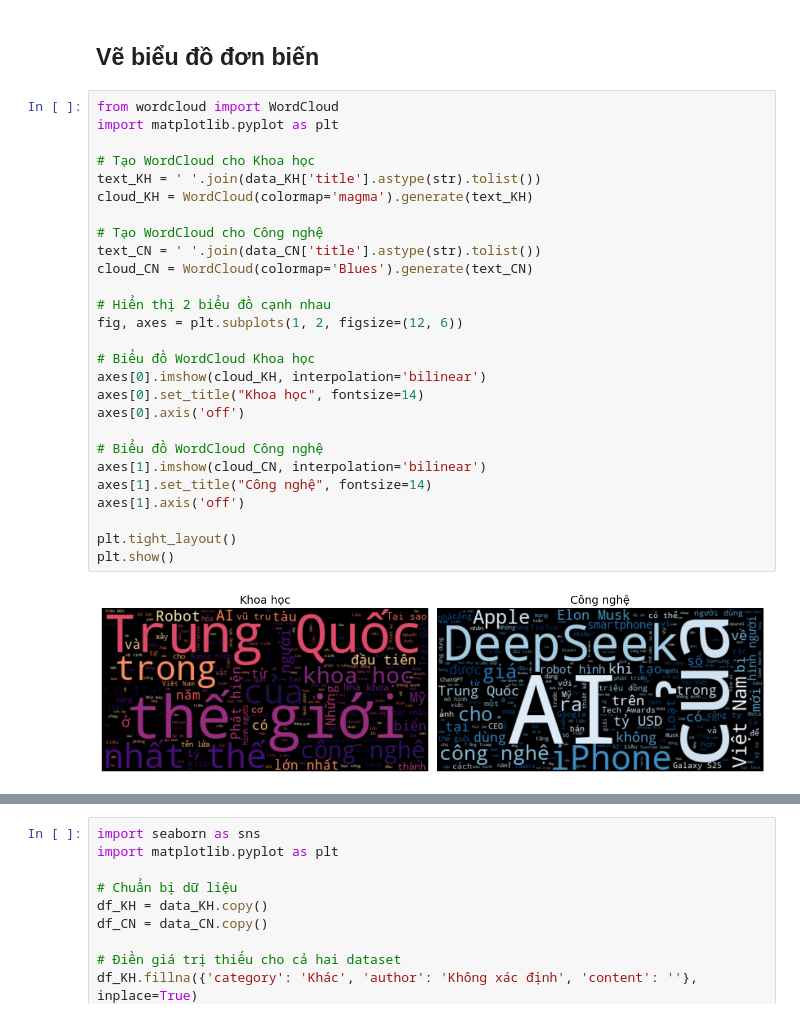
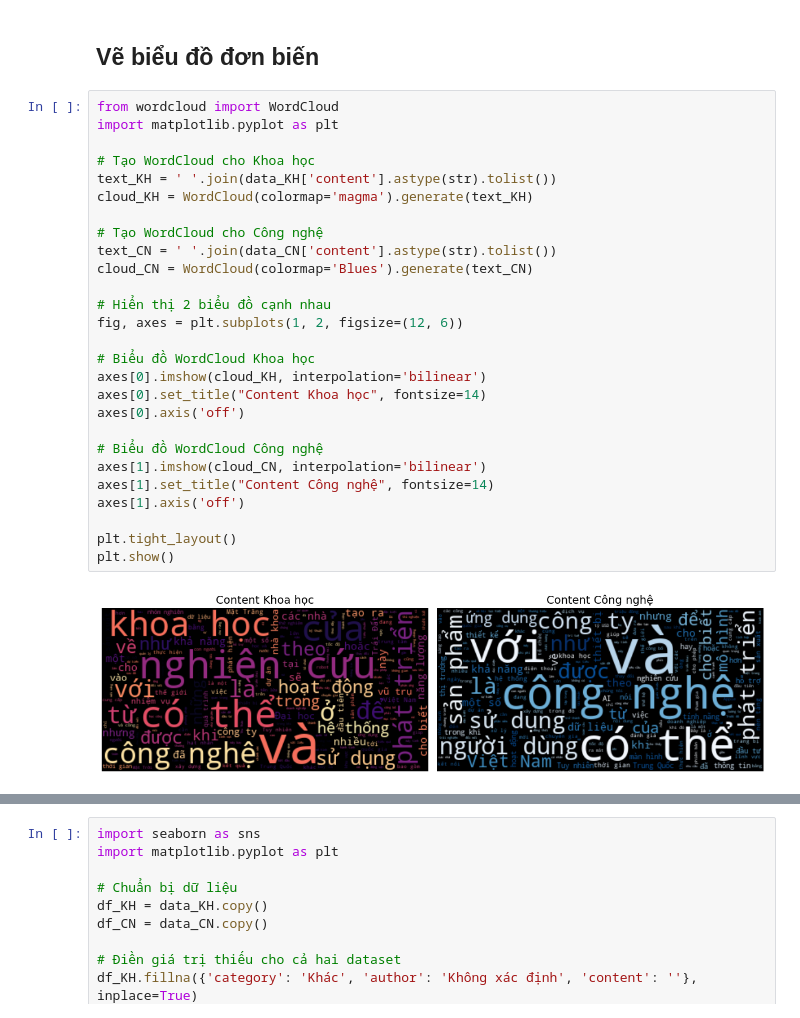
Before and after one commit to givoxxs/vnexpress-analysis-project, a Jupyter notebook: notebooks/02_data_visualization.ipynb, the cells around one changed output, grey strips where cells are left out. Saved outputs shown, nothing was run; the diff lists cells and outputs as text.

Commit message:
update 02_visualization

```diff
--- a/notebooks/02_data_visualization.ipynb
+++ b/notebooks/02_data_visualization.ipynb
@@ -146,29 +146,29 @@ data_CN = data_CN.drop_duplicates(subset=['title'], keep='last')
 # %%
 from wordcloud import WordCloud
 import matplotlib.pyplot as plt
 
 # Tạo WordCloud cho Khoa học
-text_KH = ' '.join(data_KH['title'].astype(str).tolist())
+text_KH = ' '.join(data_KH['content'].astype(str).tolist())
 cloud_KH = WordCloud(colormap='magma').generate(text_KH)
 
 # Tạo WordCloud cho Công nghệ
-text_CN = ' '.join(data_CN['title'].astype(str).tolist())
+text_CN = ' '.join(data_CN['content'].astype(str).tolist())
 cloud_CN = WordCloud(colormap='Blues').generate(text_CN)
 
 # Hiển thị 2 biểu đồ cạnh nhau
 fig, axes = plt.subplots(1, 2, figsize=(12, 6))
 
 # Biểu đồ WordCloud Khoa học
 axes[0].imshow(cloud_KH, interpolation='bilinear')
-axes[0].set_title("Khoa học", fontsize=14)
+axes[0].set_title("Content Khoa học", fontsize=14)
 axes[0].axis('off')
 
 # Biểu đồ WordCloud Công nghệ
 axes[1].imshow(cloud_CN, interpolation='bilinear')
-axes[1].set_title("Công nghệ", fontsize=14)
+axes[1].set_title("Content Công nghệ", fontsize=14)
 axes[1].axis('off')
 
 plt.tight_layout()
 plt.show()
 # %% [output]
-[figure, old version]
+[figure, new version]
```
Also changed, not shown: parts of 2 cells of this notebook.
